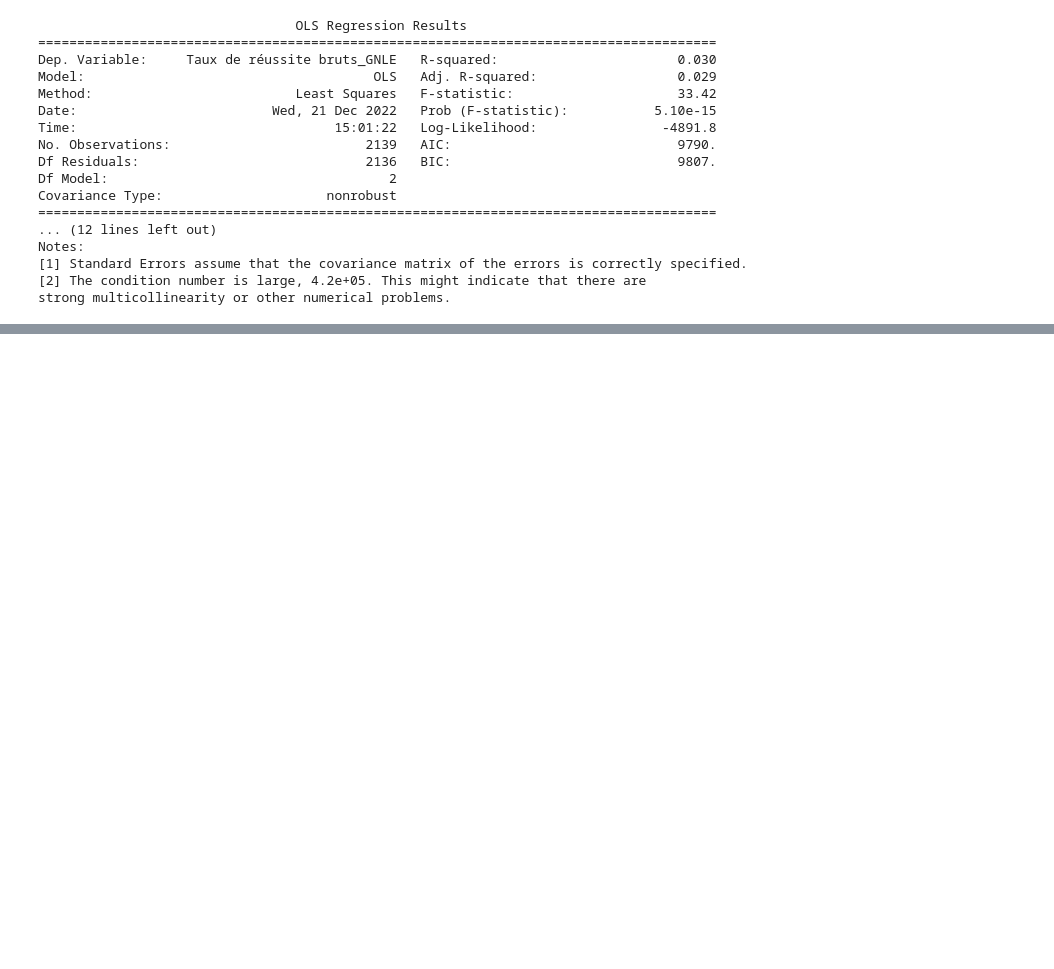
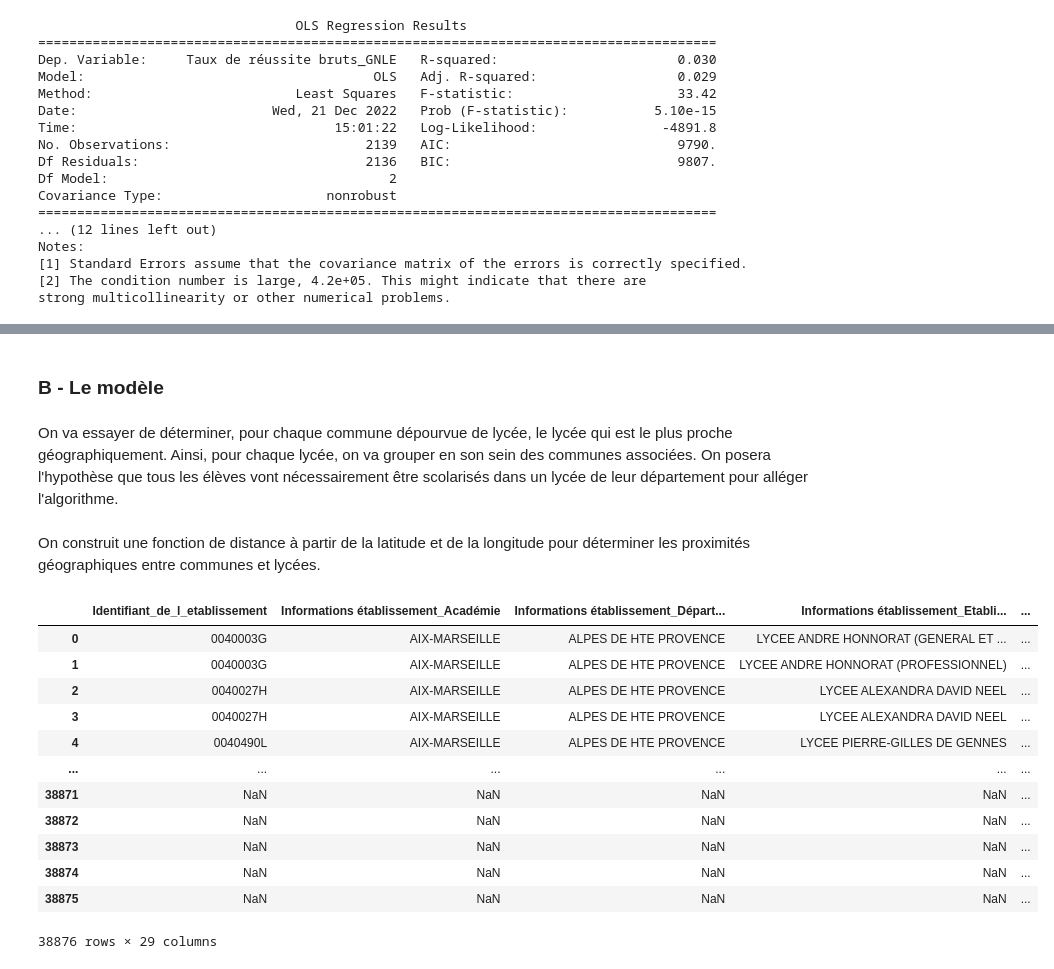
Before and after one commit to Acochepin/Python-2A---AC---JM---RS, a Jupyter notebook: Fichier final.ipynb, the cells around one changed output, grey strips where cells are left out. Drawn from its saved outputs; the diff is of its cells as text; code cells hidden in the pictures; blank space fills up the shorter version.

```diff
--- a/Fichier final.ipynb
+++ b/Fichier final.ipynb
@@ -1274,0 +1435,38 @@ strong multicollinearity or other numerical problems.
+# %% [markdown]
+### B - Le modèle
+# %% [markdown]
+On va essayer de déterminer, pour chaque commune dépourvue de lycée, le lycée qui est le plus proche géographiquement. Ainsi, pour chaque lycée, on va grouper en son sein des communes associées.
+On posera l'hypothèse que tous les élèves vont nécessairement être scolarisés dans un lycée de leur département pour alléger l'algorithme.
+# %%
+#On prépare quelques éléments pour faciliter la modélisation
+#On distingue la base de données des lycées de la base de données des communes dépourvues de lycée
+dfmodelc['Informations établissement_Académie'] = dfmodelc['Informations établissement_Académie'].fillna(0)
+dfcomsanslyc = dfmodelc[dfmodelc['Informations établissement_Académie']==0] #La base de données des communes dépourvues de lycée
+dfaveclyc = dfmodelc[dfmodelc['Informations établissement_Académie']!=0] #La base de données des lycées
+# %% [markdown]
+On construit une fonction de distance à partir de la latitude et de la longitude pour déterminer les proximités géographiques entre communes et lycées.
+# %%
+#Définition d'une distance en fonction de la dataframe
+def distance(IDlycee, IDcommune, df):
+    i = df.Identifiant_de_l_etablissement[df.Identifiant_de_l_etablissement==IDlycee].index.tolist()[0]
+    j = dfcomsanslyc.code_commune_INSEE[dfcomsanslyc.code_commune_INSEE==IDcommune].index.tolist()[0]
+    longcom = dfcomsanslyc.loc[dfcomsanslyc.index[j], 'longitude_y']
+    latcom = dfcomsanslyc.loc[dfcomsanslyc.index[j], 'latitude_y']
+    longlyc =df.loc[df.index[i], 'longitude_y']
+    latlyc =df.loc[dfaveclyc.index[i], 'longitude_y']
+    d = np.sqrt((longcom - longlyc)**2 + (latcom- latlyc)**2 )
+    return d
+# %% [output]
+|  | Identifiant_de_l_etablissement | Informations établissement_Académie | Informations établissement_Départ... | Informations établissement_Etabli... | ... |
+| 0 | 0040003G | AIX-MARSEILLE | ALPES DE HTE PROVENCE | LYCEE ANDRE HONNORAT (GENERAL ET ... | ... |
+| 1 | 0040003G | AIX-MARSEILLE | ALPES DE HTE PROVENCE | LYCEE ANDRE HONNORAT (PROFESSIONNEL) | ... |
+| 2 | 0040027H | AIX-MARSEILLE | ALPES DE HTE PROVENCE | LYCEE ALEXANDRA DAVID NEEL | ... |
+| 3 | 0040027H | AIX-MARSEILLE | ALPES DE HTE PROVENCE | LYCEE ALEXANDRA DAVID NEEL | ... |
+| 4 | 0040490L | AIX-MARSEILLE | ALPES DE HTE PROVENCE | LYCEE PIERRE-GILLES DE GENNES | ... |
+| ... | ... | ... | ... | ... | ... |
+| 38871 | NaN | NaN | NaN | NaN | ... |
+| 38872 | NaN | NaN | NaN | NaN | ... |
+| 38873 | NaN | NaN | NaN | NaN | ... |
+| 38874 | NaN | NaN | NaN | NaN | ... |
+| 38875 | NaN | NaN | NaN | NaN | ... |
+38876 rows × 29 columns
```
Also changed, not shown: parts of 64 cells of this notebook.
